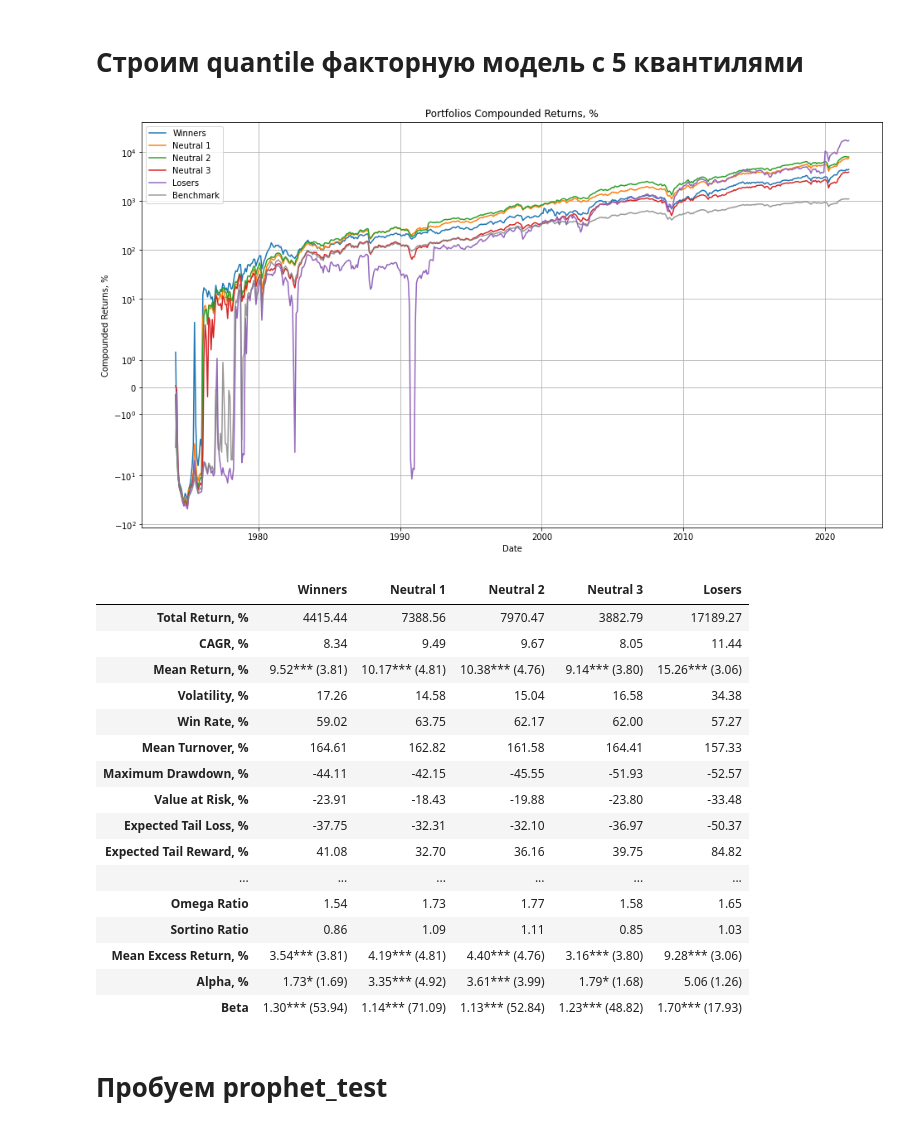
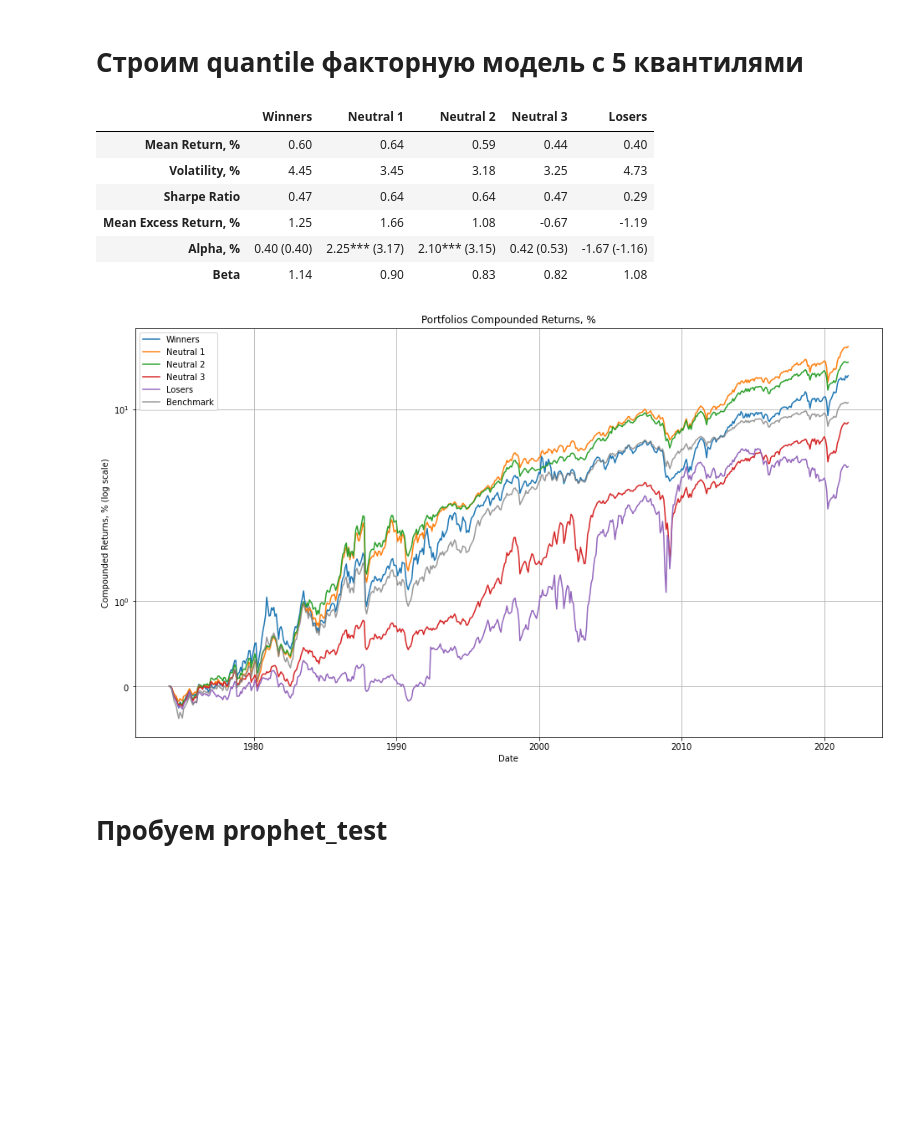
Before and after one commit to atomtosov/pqr, a Jupyter notebook: examples/usa_momentum.ipynb, the cells around one changed output. Drawn from its saved outputs; the diff is of its cells as text; code cells hidden in the pictures; blank space fills up the shorter version.

```diff
--- a/examples/usa_momentum.ipynb
+++ b/examples/usa_momentum.ipynb
@@ -2,5 +2,4 @@
 import pandas as pd
 import numpy as np
 import matplotlib.pyplot as plt
-plt.rcParams['figure.figsize'] = (16, 9)
 # %%
@@ -14,13 +15,13 @@ prices = prices.replace(0, np.nan)
 universe = pqr.Universe(prices)
 universe.filter(prices > 10)
 
-factorizer = pqr.Factorizer(
-    pqr.Filter(universe),
-    pqr.agg.PctChange(12),
-    pqr.Hold(12)
-)
-momentum = factorizer(prices, better="more")
-momentum.values = momentum.values.replace(0, np.nan)  # костыль, т.к. в данных есть проблемы
+preprocessor = [
+    pqr.Filter(universe.mask),
+    pqr.LookBackPctChange(12),
+    pqr.Hold(12),
+]
+momentum = pqr.Factor(prices, "more", preprocessor)
+momentum.values = momentum.values.replace(0, np.nan)  # костыль,т.к. в данных есть проблемы
 
 benchmark = pqr.Benchmark.from_universe(universe)
 # %% [markdown]
@@ -41,6 +37,16 @@ fm = pqr.fm.FactorModel(
 
 portfolios = fm(momentum, universe)
 # %%
-summary = pqr.dash.SummaryDashboard(benchmark, log_scale=True)
+summary = pqr.dash.Dashboard(
+    pqr.dash.Table(
+        pqr.metrics.MeanReturn(annualizer=1),
+        pqr.metrics.Volatility(annualizer=1),
+        pqr.metrics.SharpeRatio(rf=0),
+        pqr.metrics.MeanExcessReturn(benchmark),
+        pqr.metrics.Alpha(benchmark, statistics=True),
+        pqr.metrics.Beta(benchmark),
+    ),
+    pqr.dash.Graph(pqr.metrics.CompoundedReturns(), benchmark=benchmark, figsize=(16, 9), log_scale=True),
+)
 summary(portfolios)
 # %% [output]
@@ -66,38 +62,22 @@ summary(portfolios)
 # Строим quantile факторную модель с 5 квантилями
 # %%
 fmq = pqr.fm.FactorModel(
-    picking_strategies=[
-        pqr.fm.Quantiles(0, 0.2),
-        pqr.fm.Quantiles(0.2, 0.4),
-        pqr.fm.Quantiles(0.4, 0.6),
-        pqr.fm.Quantiles(0.6, 0.8),
-        pqr.fm.Quantiles(0.8, 1),
-    ],
-    portfolio_builder=builder,
+    picking_strategies=pqr.fm.split_quantiles(5),
+    allocation_strategy=pqr.EqualWeights(),
 )
 
 portfolios_q = fmq(momentum, universe)
 
 summary(portfolios_q)
 # %% [output]
+|  | Winners | Neutral 1 | Neutral 2 | Neutral 3 | Losers |
+| Mean Return, % | 0.60 | 0.64 | 0.59 | 0.44 | 0.40 |
+| Volatility, % | 4.45 | 3.45 | 3.18 | 3.25 | 4.73 |
+| Sharpe Ratio | 0.47 | 0.64 | 0.64 | 0.47 | 0.29 |
+| Mean Excess Return, % | 1.25 | 1.66 | 1.08 | -0.67 | -1.19 |
+| Alpha, % | 0.40 (0.40) | 2.25*** (3.17) | 2.10*** (3.15) | 0.42 (0.53) | -1.67 (-1.16) |
+| Beta | 1.14 | 0.90 | 0.83 | 0.82 | 1.08 |
-[figure, old version]
+[figure, new version]
-|  | Winners | Neutral 1 | Neutral 2 | Neutral 3 | Losers |
-| Total Return, % | 4415.44 | 7388.56 | 7970.47 | 3882.79 | 17189.27 |
-| CAGR, % | 8.34 | 9.49 | 9.67 | 8.05 | 11.44 |
-| Mean Return, % | 9.52*** (3.81) | 10.17*** (4.81) | 10.38*** (4.76) | 9.14*** (3.80) | 15.26*** (3.06) |
-| Volatility, % | 17.26 | 14.58 | 15.04 | 16.58 | 34.38 |
-| Win Rate, % | 59.02 | 63.75 | 62.17 | 62.00 | 57.27 |
-| Mean Turnover, % | 164.61 | 162.82 | 161.58 | 164.41 | 157.33 |
-| Maximum Drawdown, % | -44.11 | -42.15 | -45.55 | -51.93 | -52.57 |
-| Value at Risk, % | -23.91 | -18.43 | -19.88 | -23.80 | -33.48 |
-| Expected Tail Loss, % | -37.75 | -32.31 | -32.10 | -36.97 | -50.37 |
-| Expected Tail Reward, % | 41.08 | 32.70 | 36.16 | 39.75 | 84.82 |
-| ... | ... | ... | ... | ... | ... |
-| Omega Ratio | 1.54 | 1.73 | 1.77 | 1.58 | 1.65 |
-| Sortino Ratio | 0.86 | 1.09 | 1.11 | 0.85 | 1.03 |
-| Mean Excess Return, % | 3.54*** (3.81) | 4.19*** (4.81) | 4.40*** (4.76) | 3.16*** (3.80) | 9.28*** (3.06) |
-| Alpha, % | 1.73* (1.69) | 3.35*** (4.92) | 3.61*** (3.99) | 1.79* (1.68) | 5.06 (1.26) |
-| Beta | 1.30*** (53.94) | 1.14*** (71.09) | 1.13*** (52.84) | 1.23*** (48.82) | 1.70*** (17.93) |
 # %% [markdown]
 # Пробуем prophet_test
 # %% [markdown]
```
Also changed, not shown: parts of 7 cells of this notebook, 6 other files.
